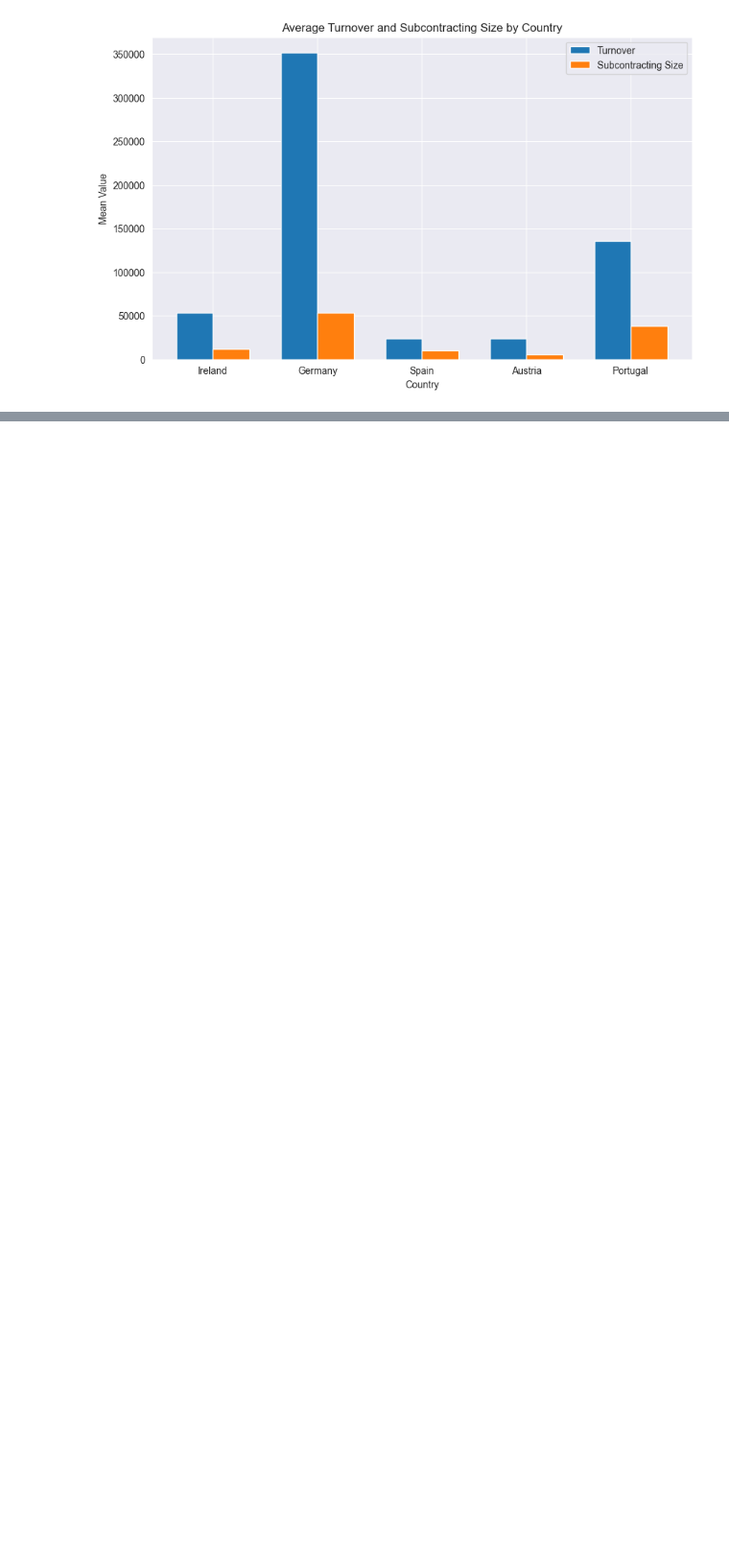
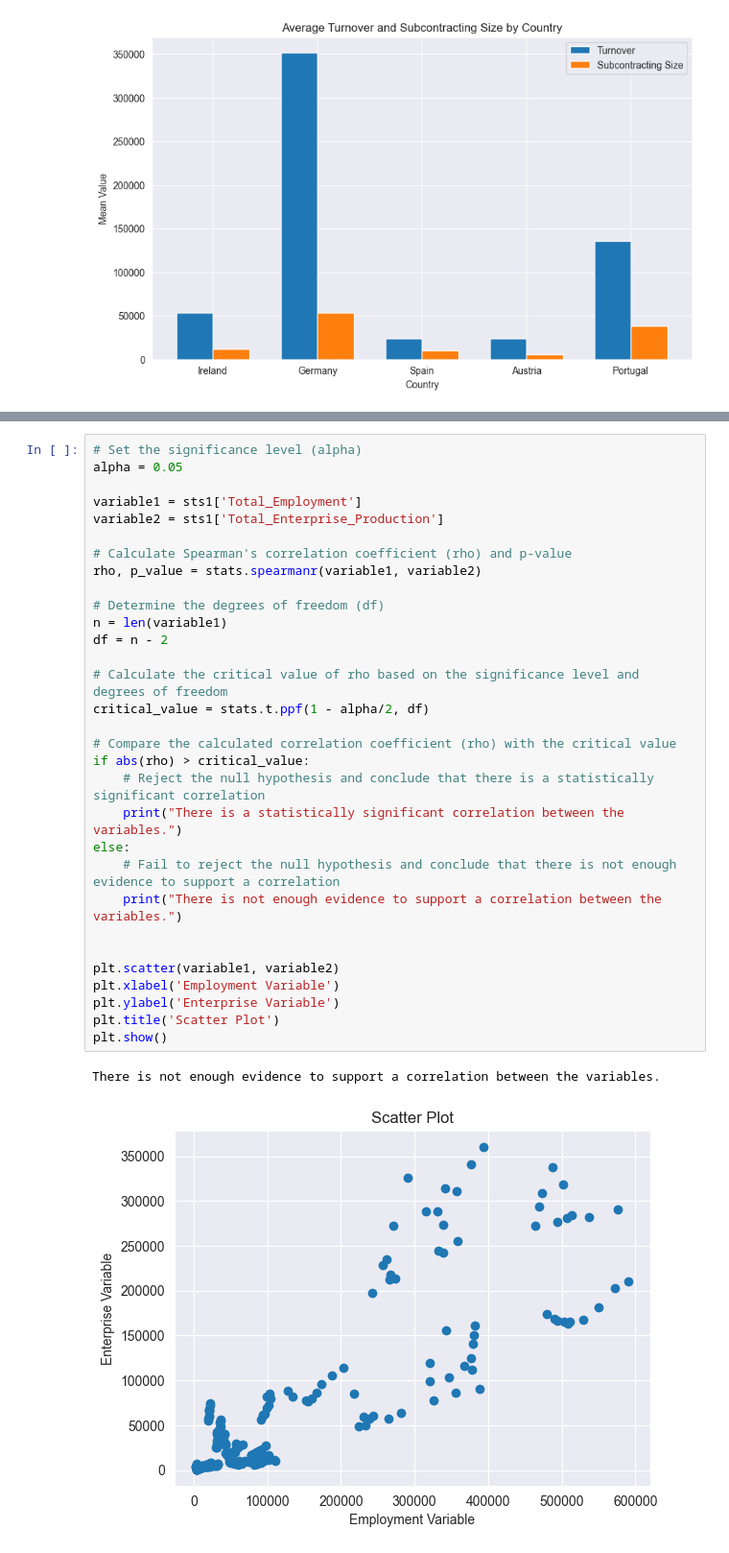
Before and after one commit to sbs23066/CA2---Irish-Construction-Project, a Jupyter notebook: stats.ipynb, the cells around one changed output, grey strips where cells are left out. Shown at 96% size. Saved outputs shown, nothing was run; the diff lists cells and outputs as text; blank space fills up the shorter version.

Commit message:
Initial statistical tests
Need to explore functions for these

```diff
--- a/stats.ipynb
+++ b/stats.ipynb
@@ -420,0 +513,34 @@ plt.show()
+# %%
+# Set the significance level (alpha)
+alpha = 0.05
+
+variable1 = sts1['Total_Employment']
+variable2 = sts1['Total_Enterprise_Production']
+
+# Calculate Spearman's correlation coefficient (rho) and p-value
+rho, p_value = stats.spearmanr(variable1, variable2)
+
+# Determine the degrees of freedom (df)
+n = len(variable1)
+df = n - 2
+
+# Calculate the critical value of rho based on the significance level and degrees of freedom
+critical_value = stats.t.ppf(1 - alpha/2, df)
+
+# Compare the calculated correlation coefficient (rho) with the critical value
+if abs(rho) > critical_value:
+    # Reject the null hypothesis and conclude that there is a statistically significant correlation
+    print("There is a statistically significant correlation between the variables.")
+else:
+    # Fail to reject the null hypothesis and conclude that there is not enough evidence to support a correlation
+    print("There is not enough evidence to support a correlation between the variables.")
+
+
+plt.scatter(variable1, variable2)
+plt.xlabel('Employment Variable')
+plt.ylabel('Enterprise Variable')
+plt.title('Scatter Plot')
+plt.show()
+# %% [output]
+There is not enough evidence to support a correlation between the variables.
+[figure, added]
```
Also changed, not shown: parts of 5 cells of this notebook.
